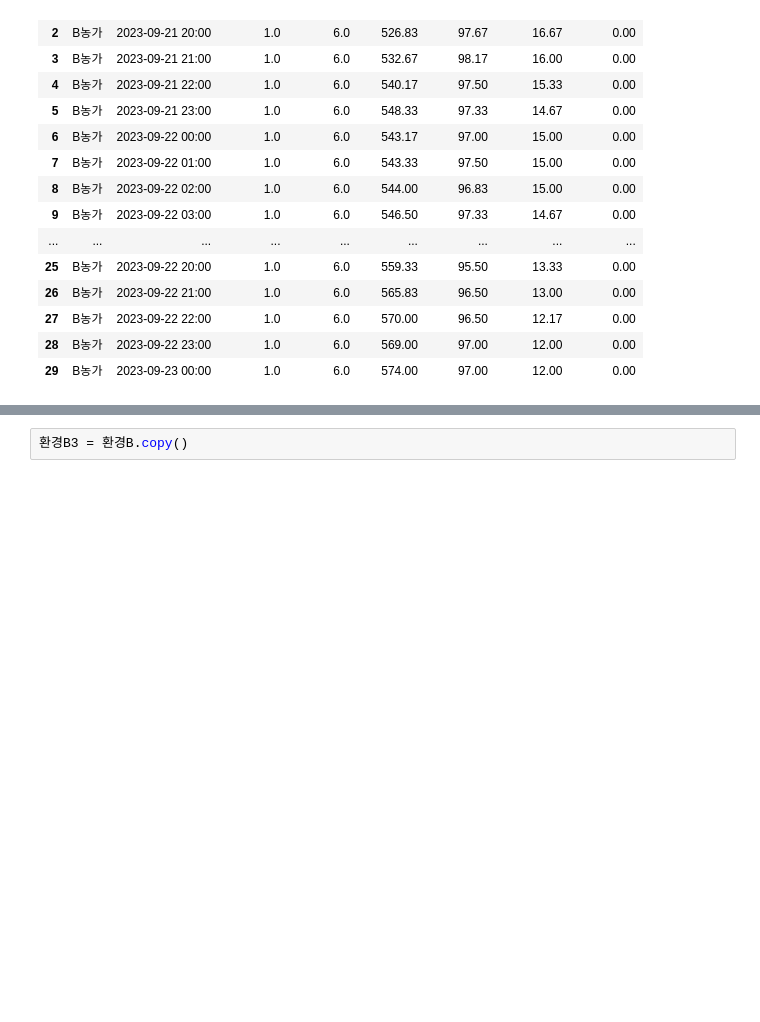
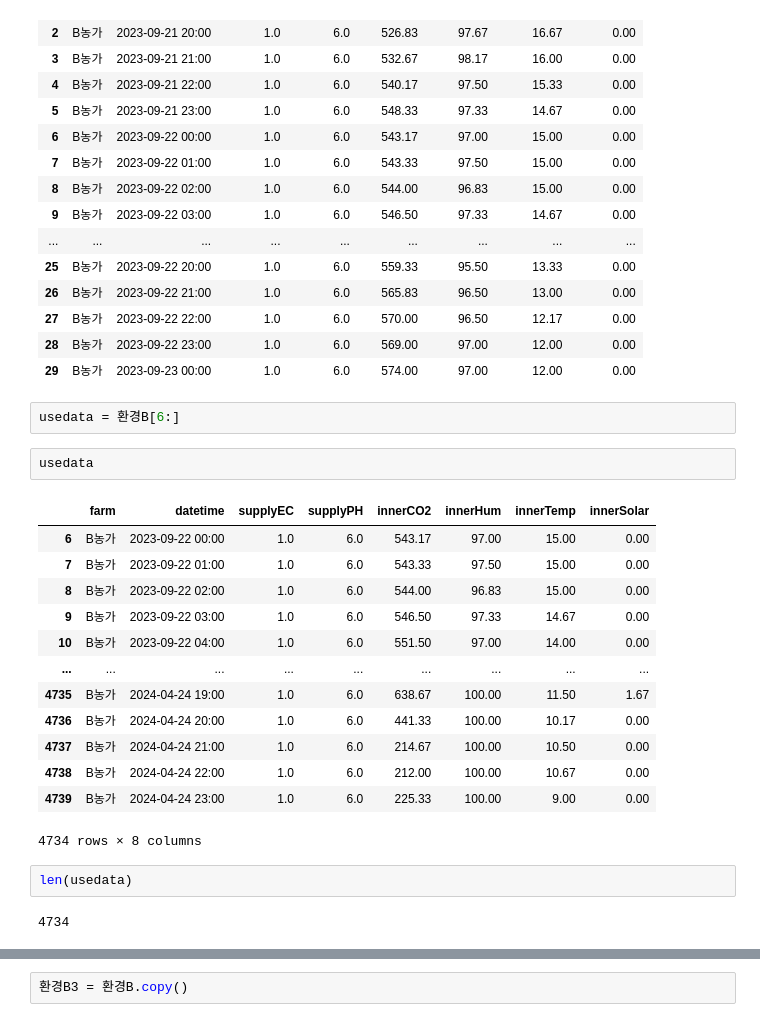
Before and after one commit to CodeArt-Team/MLcompetetion, a Jupyter notebook: BerryMachineLearning/input정제_Kang.ipynb, the cells around one changed output, grey strips where cells are left out. Cells and saved outputs as stored; diff of their text form; blank space fills up the shorter version.

```diff
--- a/BerryMachineLearning/input정제_Kang.ipynb
+++ b/BerryMachineLearning/input정제_Kang.ipynb
@@ -365,3 +365,25 @@ plt.show()
 | 27 | B농가 | 2023-09-22 22:00 | 1.0 | 6.0 | 570.00 | 96.50 | 12.17 | 0.00 |
 | 28 | B농가 | 2023-09-22 23:00 | 1.0 | 6.0 | 569.00 | 97.00 | 12.00 | 0.00 |
 | 29 | B농가 | 2023-09-23 00:00 | 1.0 | 6.0 | 574.00 | 97.00 | 12.00 | 0.00 |
+# %%
+usedata = 환경B[6:]
+# %%
+usedata
+# %% [output]
+|  | farm | datetime | supplyEC | supplyPH | innerCO2 | innerHum | innerTemp | innerSolar |
+| 6 | B농가 | 2023-09-22 00:00 | 1.0 | 6.0 | 543.17 | 97.00 | 15.00 | 0.00 |
+| 7 | B농가 | 2023-09-22 01:00 | 1.0 | 6.0 | 543.33 | 97.50 | 15.00 | 0.00 |
+| 8 | B농가 | 2023-09-22 02:00 | 1.0 | 6.0 | 544.00 | 96.83 | 15.00 | 0.00 |
+| 9 | B농가 | 2023-09-22 03:00 | 1.0 | 6.0 | 546.50 | 97.33 | 14.67 | 0.00 |
+| 10 | B농가 | 2023-09-22 04:00 | 1.0 | 6.0 | 551.50 | 97.00 | 14.00 | 0.00 |
+| ... | ... | ... | ... | ... | ... | ... | ... | ... |
+| 4735 | B농가 | 2024-04-24 19:00 | 1.0 | 6.0 | 638.67 | 100.00 | 11.50 | 1.67 |
+| 4736 | B농가 | 2024-04-24 20:00 | 1.0 | 6.0 | 441.33 | 100.00 | 10.17 | 0.00 |
+| 4737 | B농가 | 2024-04-24 21:00 | 1.0 | 6.0 | 214.67 | 100.00 | 10.50 | 0.00 |
+| 4738 | B농가 | 2024-04-24 22:00 | 1.0 | 6.0 | 212.00 | 100.00 | 10.67 | 0.00 |
+| 4739 | B농가 | 2024-04-24 23:00 | 1.0 | 6.0 | 225.33 | 100.00 | 9.00 | 0.00 |
+4734 rows × 8 columns
+# %%
+len(usedata)
+# %% [output]
+4734
```
Also changed, not shown: parts of 5 cells of this notebook.
